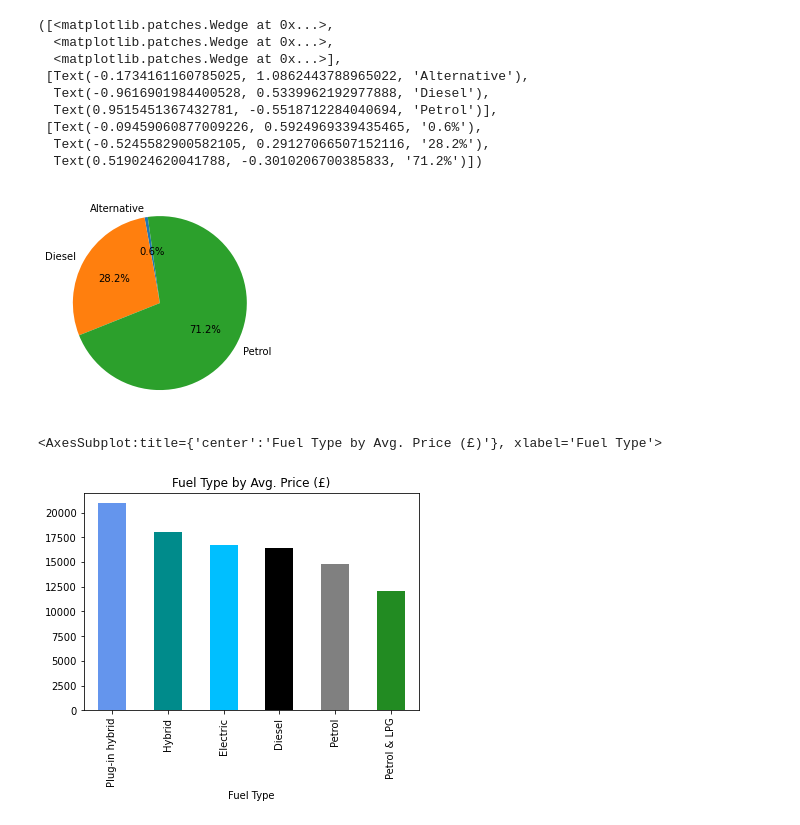
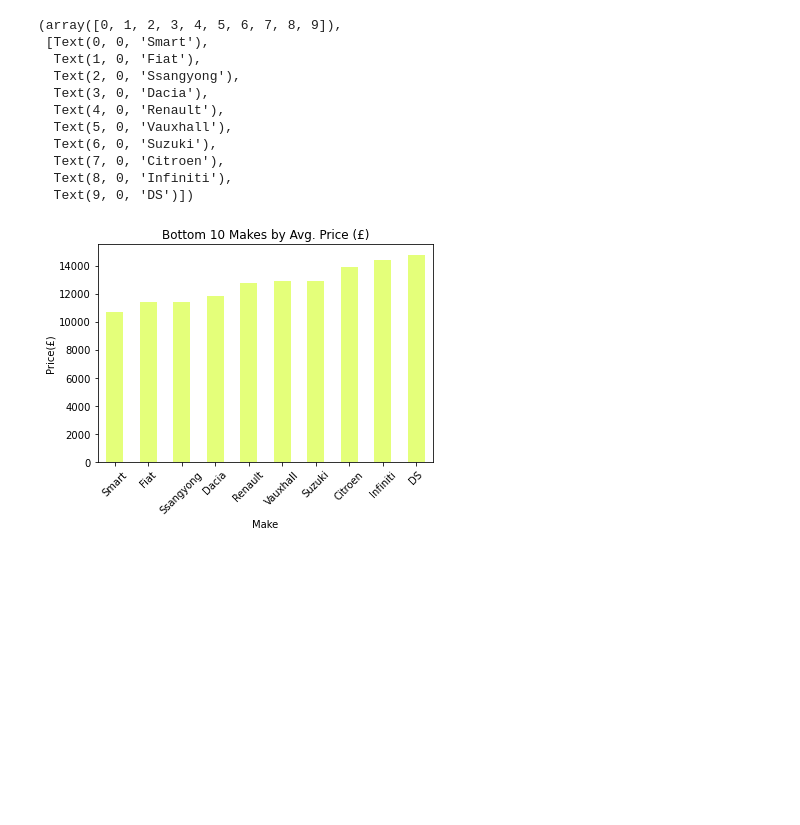
Before and after one commit to carlosferreira-u/Cazoo-scraper, a Jupyter notebook: Data_Analytics_Cazoo.ipynb, the cells around one changed output. Saved outputs shown, nothing was run; the diff lists cells and outputs as text; code cells hidden in the pictures; blank space fills up the shorter version.

```diff
--- a/Data_Analytics_Cazoo.ipynb
+++ b/Data_Analytics_Cazoo.ipynb
@@ -330,43 +281,20 @@ Text(0, 0.5, 'Avg Price (£)')
-# %%
-# Get number of cars in stock for each fuel type
-fuel_count = vehicle_df['Fuel Type'].value_counts()
-
-# Group alternative fuels (to avoid overlapping in pie chart as value are too small)
-fuel_types = list(fuel_count.index)
-fuel_type_count = []
-
-for fuel_type in fuel_types:
-    fuel_type_count.append(fuel_count[fuel_type])
-
-fuel_type_dict_count = {'Fuel Type': fuel_types, 'Count': fuel_type_count}
-fuel_type_dict_count
-
-fuel_type_df = pd.DataFrame(fuel_type_dict_count)
-
-fuel_type_df['Fuel Type'] = fuel_type_df['Fuel Type'].replace(['Hybrid', 'Petrol & LPG', 'Electric', 'Plug-in hybrid'], 'Alternative')
-fuel_type_df = fuel_type_df.groupby('Fuel Type').sum()
-
-# Fuel type pie chart
-fuel_type_count = fuel_type_df['Count']
-plt.pie(fuel_type_count, labels=fuel_type_count.index, autopct='%1.1f%%', startangle=98)
-# %% [output]
-([<matplotlib.patches.Wedge at 0x...>,
-  <matplotlib.patches.Wedge at 0x...>,
-  <matplotlib.patches.Wedge at 0x...>],
- [Text(-0.1734161160785025, 1.0862443788965022, 'Alternative'),
-  Text(-0.9616901984400528, 0.5339962192977888, 'Diesel'),
-  Text(0.9515451367432781, -0.5518712284040694, 'Petrol')],
- [Text(-0.09459060877009226, 0.5924969339435465, '0.6%'),
-  Text(-0.5245582900582105, 0.29127066507152116, '28.2%'),
-  Text(0.519024620041788, -0.3010206700385833, '71.2%')])
-[figure, removed]
-# %%
-# Average price by fuel type
-fuel_type_average = vehicle_df.groupby('Fuel Type')['Price (£)'].mean().sort_values(ascending=False)
-fuel_type_average = round(fuel_type_average, 2)
-fuel_type_average.index
-colours = {'Hybrid': 'darkcyan', 'Diesel':'black', 'Petrol':'grey', 'Petrol & LPG':'forestgreen', 'Electric':'deepskyblue', 'Plug-in hybrid': 'cornflowerblue'}
-fuel_type_average.plot.bar(x="Fuel Type", y="Price", color=[colours[key] for key in fuel_type_average.index], title="Fuel Type by Avg. Price (£)")
-# %% [output]
-<AxesSubplot:title={'center':'Fuel Type by Avg. Price (£)'}, xlabel='Fuel Type'>
-[figure, removed]
+# %%
+# Bottom 10 makes in stock by average price
+bottom_10_brands_by_average_price = brand_averages.sort_values(ascending=True).head(10)
+
+# Bar chart bottom 10 makes in stock
+barchart = bottom_10_brands_by_average_price.plot.bar(x="Make", y="Average Price (£)", ylabel="Price(£)", cmap="Wistia", title="Bottom 10 Makes by Avg. Price (£)")
+plt.xticks(rotation=45)
+# %% [output]
+(array([0, 1, 2, 3, 4, 5, 6, 7, 8, 9]),
+ [Text(0, 0, 'Smart'),
+  Text(1, 0, 'Fiat'),
+  Text(2, 0, 'Ssangyong'),
+  Text(3, 0, 'Dacia'),
+  Text(4, 0, 'Renault'),
+  Text(5, 0, 'Vauxhall'),
+  Text(6, 0, 'Suzuki'),
+  Text(7, 0, 'Citroen'),
+  Text(8, 0, 'Infiniti'),
+  Text(9, 0, 'DS')])
+[figure, added]
```
Also changed, not shown: parts of 35 cells of this notebook.
